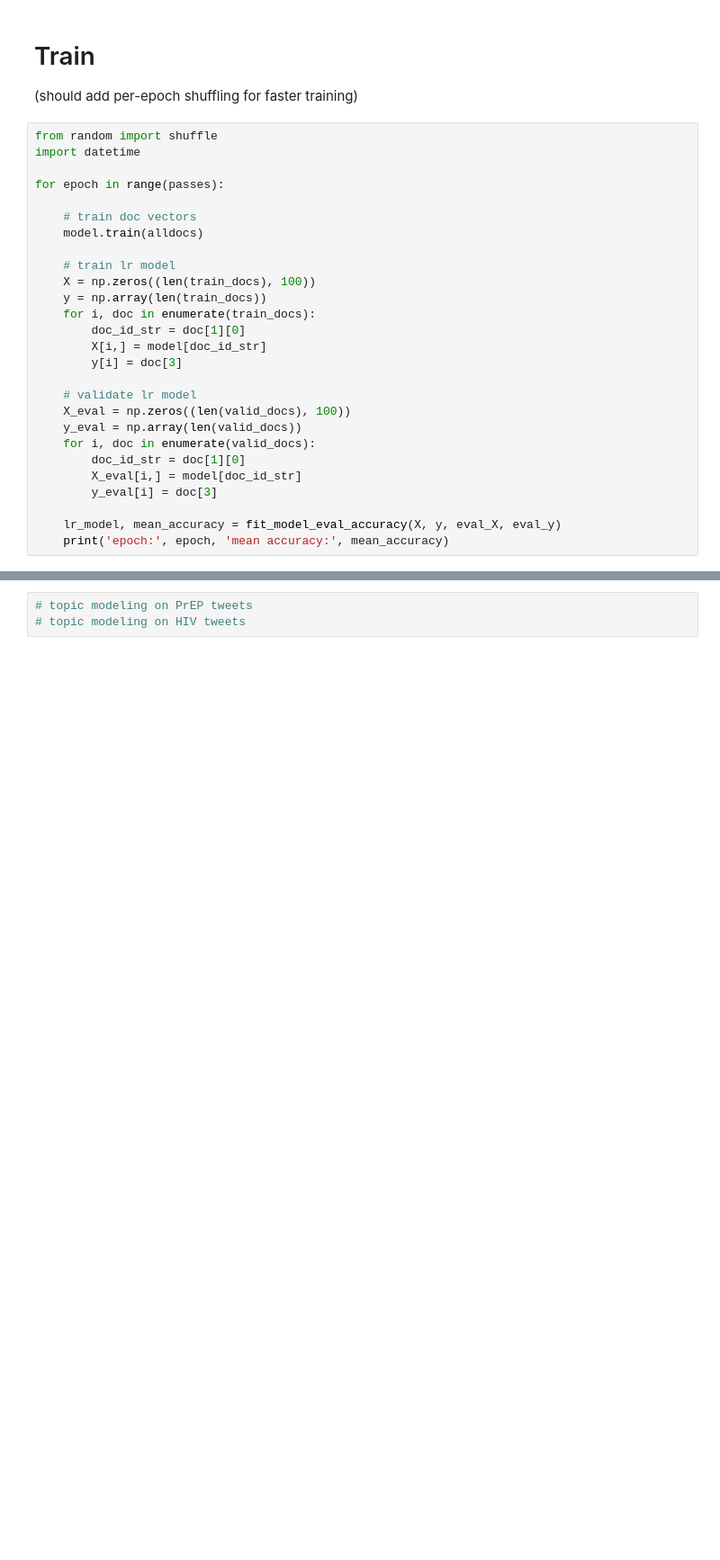
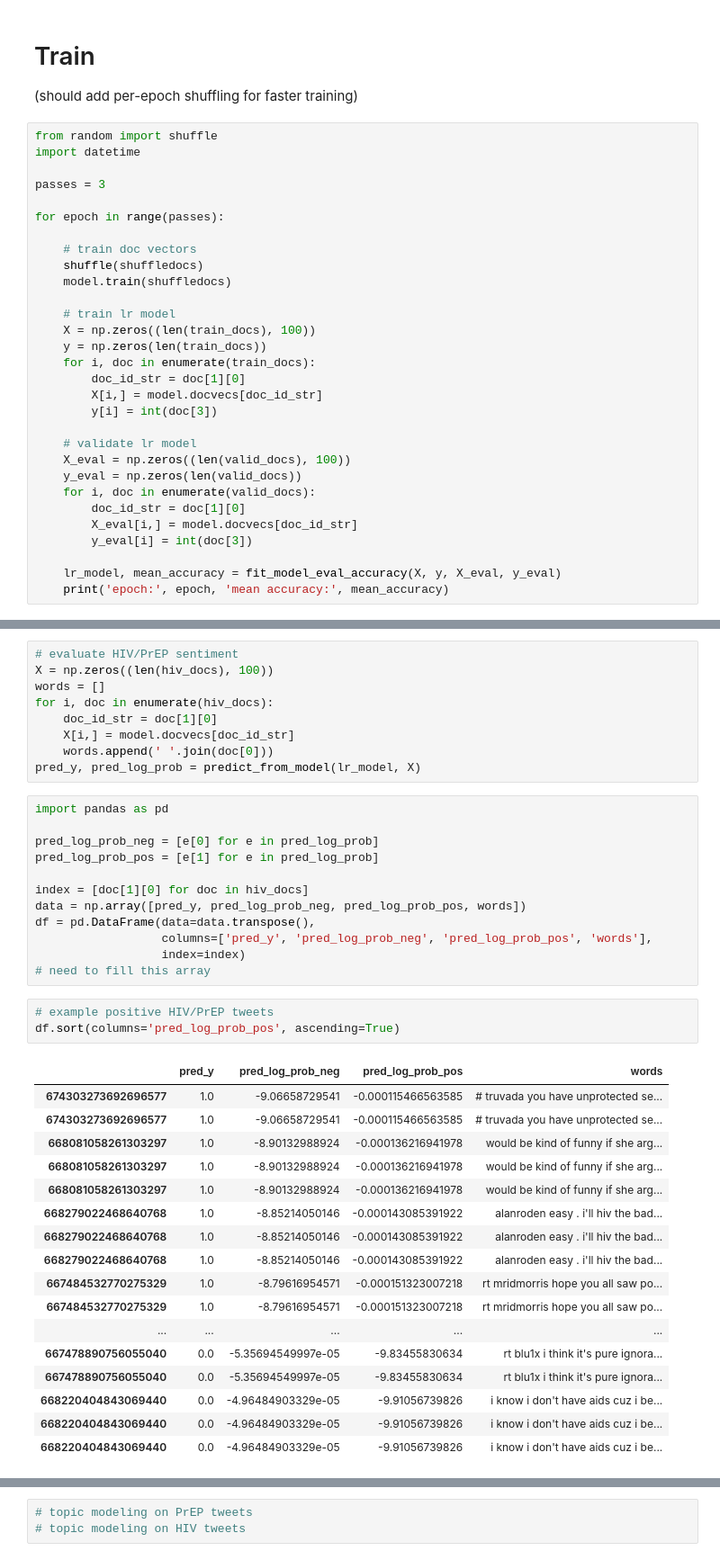
Before and after one commit to quinngroup/sm_w2v, a Jupyter notebook: notebooks/Sentiment_Analysis.ipynb, the cells around one changed output, grey strips where cells are left out. Shown at 90% size. Saved outputs shown, nothing was run; the diff lists cells and outputs as text; blank space fills up the shorter version.

Commit message:
got good sentiment results positve vs negative, but there still seems to be a bug (things are repeated 3 times)

```diff
--- a/notebooks/Sentiment_Analysis.ipynb
+++ b/notebooks/Sentiment_Analysis.ipynb
@@ -93,26 +105,29 @@ def predict_from_model(model, X):
 from random import shuffle
 import datetime
 
+passes = 3
+
 for epoch in range(passes):
 
     # train doc vectors
-    model.train(alldocs)
+    shuffle(shuffledocs)
+    model.train(shuffledocs)
 
     # train lr model
     X = np.zeros((len(train_docs), 100))
-    y = np.array(len(train_docs))
+    y = np.zeros(len(train_docs))
     for i, doc in enumerate(train_docs):
         doc_id_str = doc[1][0]
-        X[i,] = model[doc_id_str]
-        y[i] = doc[3]
+        X[i,] = model.docvecs[doc_id_str]
+        y[i] = int(doc[3])
 
     # validate lr model
     X_eval = np.zeros((len(valid_docs), 100))
-    y_eval = np.array(len(valid_docs))
+    y_eval = np.zeros(len(valid_docs))
     for i, doc in enumerate(valid_docs):
         doc_id_str = doc[1][0]
-        X_eval[i,] = model[doc_id_str]
-        y_eval[i] = doc[3]
+        X_eval[i,] = model.docvecs[doc_id_str]
+        y_eval[i] = int(doc[3])
 
-    lr_model, mean_accuracy = fit_model_eval_accuracy(X, y, eval_X, eval_y)
+    lr_model, mean_accuracy = fit_model_eval_accuracy(X, y, X_eval, y_eval)
     print('epoch:', epoch, 'mean accuracy:', mean_accuracy)
@@ -124,0 +138,42 @@ for epoch in range(passes):
+# %%
+# evaluate HIV/PrEP sentiment
+X = np.zeros((len(hiv_docs), 100))
+words = []
+for i, doc in enumerate(hiv_docs):
+    doc_id_str = doc[1][0]
+    X[i,] = model.docvecs[doc_id_str]
+    words.append(' '.join(doc[0]))
+pred_y, pred_log_prob = predict_from_model(lr_model, X)
+# %%
+import pandas as pd
+
+pred_log_prob_neg = [e[0] for e in pred_log_prob]
+pred_log_prob_pos = [e[1] for e in pred_log_prob]
+
+index = [doc[1][0] for doc in hiv_docs]
+data = np.array([pred_y, pred_log_prob_neg, pred_log_prob_pos, words])
+df = pd.DataFrame(data=data.transpose(),
+                  columns=['pred_y', 'pred_log_prob_neg', 'pred_log_prob_pos', 'words'],
+                  index=index)
+# need to fill this array
+# %%
+# example positive HIV/PrEP tweets
+df.sort(columns='pred_log_prob_pos', ascending=True)
+# %% [output]
+|  | pred_y | pred_log_prob_neg | pred_log_prob_pos | words |
+| 674303273692696577 | 1.0 | -9.06658729541 | -0.000115466563585 | # truvada you have unprotected se... |
+| 674303273692696577 | 1.0 | -9.06658729541 | -0.000115466563585 | # truvada you have unprotected se... |
+| 668081058261303297 | 1.0 | -8.90132988924 | -0.000136216941978 | would be kind of funny if she arg... |
+| 668081058261303297 | 1.0 | -8.90132988924 | -0.000136216941978 | would be kind of funny if she arg... |
+| 668081058261303297 | 1.0 | -8.90132988924 | -0.000136216941978 | would be kind of funny if she arg... |
+| 668279022468640768 | 1.0 | -8.85214050146 | -0.000143085391922 | alanroden easy . i'll hiv the bad... |
+| 668279022468640768 | 1.0 | -8.85214050146 | -0.000143085391922 | alanroden easy . i'll hiv the bad... |
+| 668279022468640768 | 1.0 | -8.85214050146 | -0.000143085391922 | alanroden easy . i'll hiv the bad... |
+| 667484532770275329 | 1.0 | -8.79616954571 | -0.000151323007218 | rt mridmorris hope you all saw po... |
+| 667484532770275329 | 1.0 | -8.79616954571 | -0.000151323007218 | rt mridmorris hope you all saw po... |
+| ... | ... | ... | ... | ... |
+| 667478890756055040 | 0.0 | -5.35694549997e-05 | -9.83455830634 | rt blu1x i think it's pure ignora... |
+| 667478890756055040 | 0.0 | -5.35694549997e-05 | -9.83455830634 | rt blu1x i think it's pure ignora... |
+| 668220404843069440 | 0.0 | -4.96484903329e-05 | -9.91056739826 | i know i don't have aids cuz i be... |
+| 668220404843069440 | 0.0 | -4.96484903329e-05 | -9.91056739826 | i know i don't have aids cuz i be... |
+| 668220404843069440 | 0.0 | -4.96484903329e-05 | -9.91056739826 | i know i don't have aids cuz i be... |
```
Also changed, not shown: parts of 8 cells of this notebook, 1 other file.
